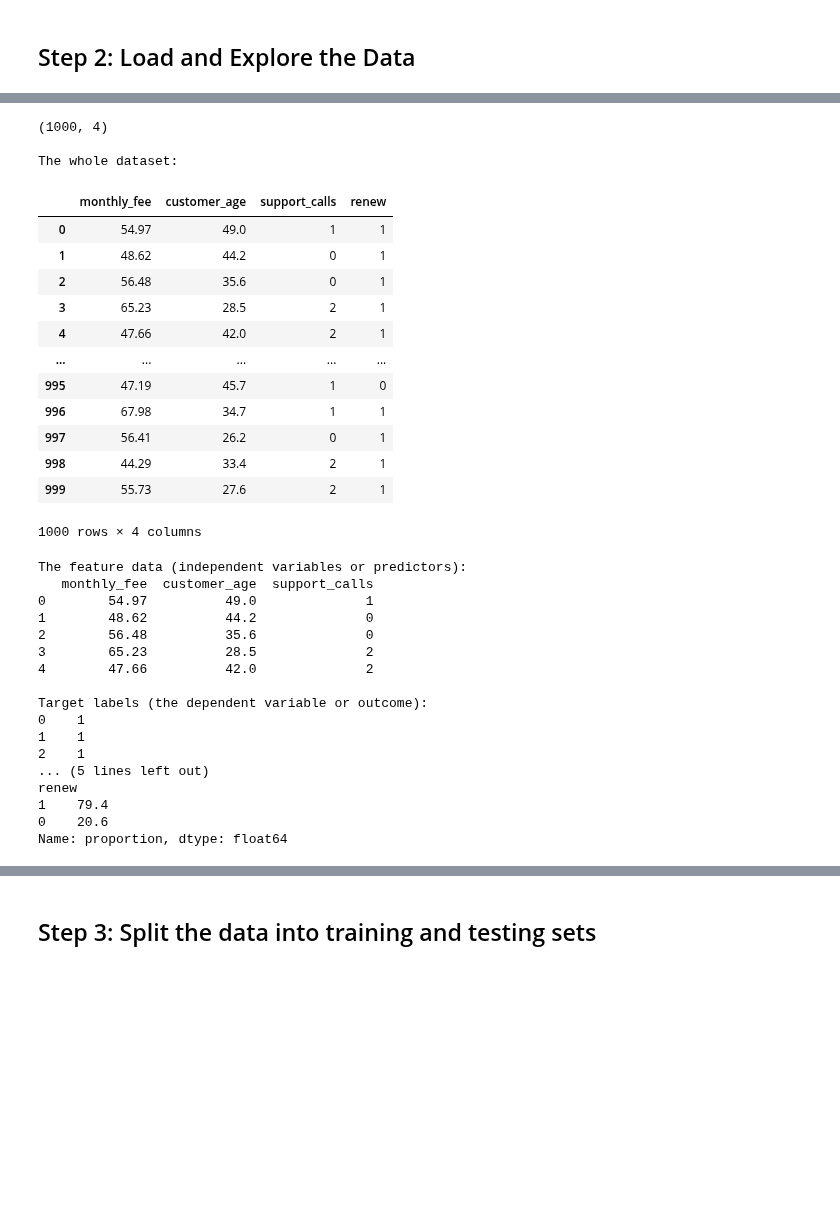
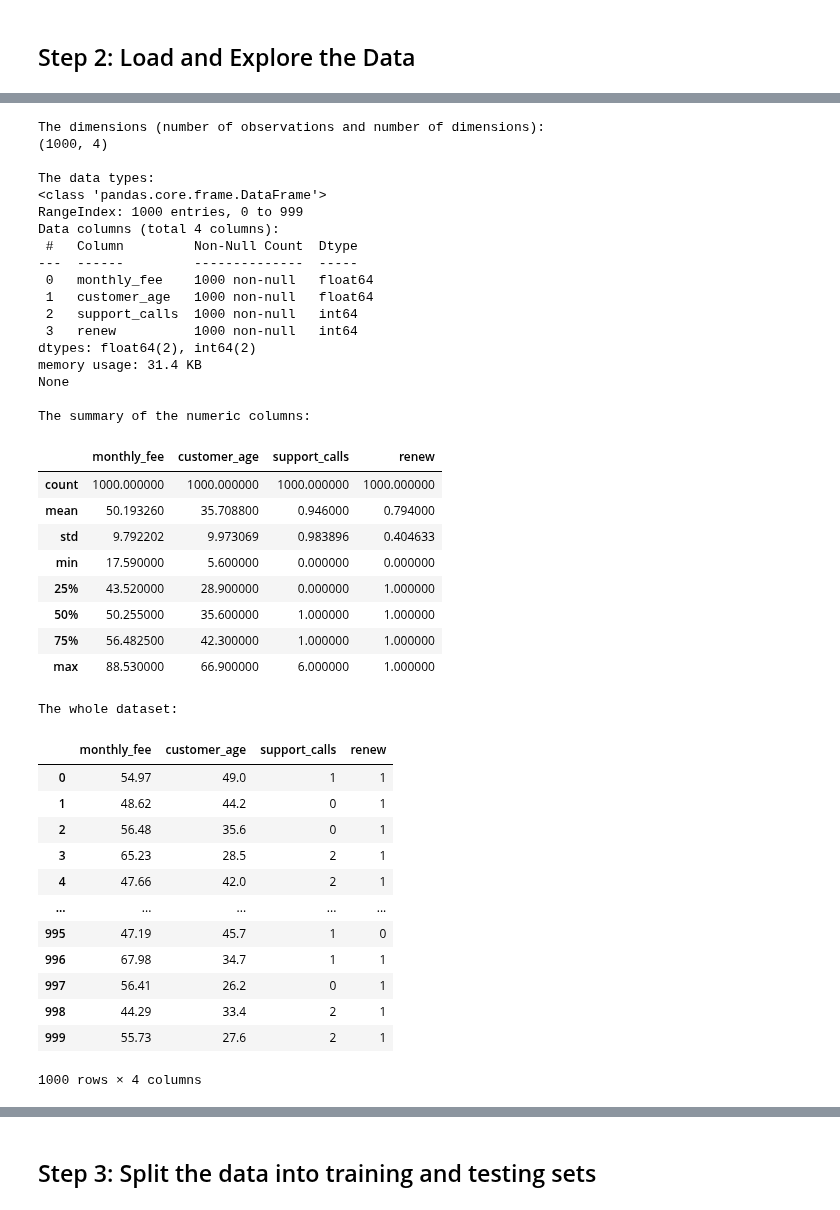
Before and after one commit to course-files/RegressionAndClassification, a Jupyter notebook: 1b_decision_tree.ipynb, the cells around one changed output, grey strips where cells are left out. Saved outputs shown, nothing was run; the diff lists cells and outputs as text; code cells hidden in the pictures; blank space fills up the shorter version.

```diff
--- a/1b_decision_tree.ipynb
+++ b/1b_decision_tree.ipynb
@@ -51,53 +55,70 @@ import matplotlib.pyplot as plt
 # %%
-url = 'https://github.com/course-files/DataAnalytics/raw/refs/heads/main/data/subscription_churn.csv'
+url = 'https://raw.githubusercontent.com/course-files/RegressionAndClassification/refs/heads/main/data/subscription_churn.csv'
 subscription_churn_data = pd.read_csv(url)
+# subscription_churn_data = pd.read_csv('./data/subscription_churn.csv')
+
+print("\nThe dimensions (number of observations and number of dimensions):")
 print(subscription_churn_data.shape)
 
 X = pd.DataFrame(subscription_churn_data, columns = ['monthly_fee','customer_age','support_calls'])
 y = pd.Series(subscription_churn_data['renew'])
+
+print("\nThe data types:")
+print(subscription_churn_data.info())
+
+print("\nThe summary of the numeric columns:")
+display(subscription_churn_data.describe())
 
 print("\nThe whole dataset:")
 display(subscription_churn_data)
 
 print("The feature data (independent variables or predictors):")
 print(X.head())
 
 print("\nTarget labels (the dependent variable or outcome):")
 print(y.head())
 
 print("\nPercentage distribution for each category in y:")
 print(y.value_counts(normalize=True) * 100)
 # %% [output]
+The dimensions (number of observations and number of dimensions):
 (1000, 4)
 
-The whole dataset:
+The data types:
+<class 'pandas.core.frame.DataFrame'>
+RangeIndex: 1000 entries, 0 to 999
+Data columns (total 4 columns):
+ #   Column         Non-Null Count  Dtype
+---  ------         --------------  -----
+ 0   monthly_fee    1000 non-null   float64
+ 1   customer_age   1000 non-null   float64
+ 2   support_calls  1000 non-null   int64
+ 3   renew          1000 non-null   int64
+dtypes: float64(2), int64(2)
+memory usage: 31.4 KB
+None
+
+The summary of the numeric columns:
 |  | monthly_fee | customer_age | support_calls | renew |
-| 0 | 54.97 | 49.0 | 1 | 1 |
-| 1 | 48.62 | 44.2 | 0 | 1 |
-| 2 | 56.48 | 35.6 | 0 | 1 |
-| 3 | 65.23 | 28.5 | 2 | 1 |
-| 4 | 47.66 | 42.0 | 2 | 1 |
-| ... | ... | ... | ... | ... |
-| 995 | 47.19 | 45.7 | 1 | 0 |
-| 996 | 67.98 | 34.7 | 1 | 1 |
-| 997 | 56.41 | 26.2 | 0 | 1 |
-| 998 | 44.29 | 33.4 | 2 | 1 |
-| 999 | 55.73 | 27.6 | 2 | 1 |
+| count | 1000.000000 | 1000.000000 | 1000.000000 | 1000.000000 |
+| mean | 50.193260 | 35.708800 | 0.946000 | 0.794000 |
+| std | 9.792202 | 9.973069 | 0.983896 | 0.404633 |
+| min | 17.590000 | 5.600000 | 0.000000 | 0.000000 |
+| 25% | 43.520000 | 28.900000 | 0.000000 | 1.000000 |
+| 50% | 50.255000 | 35.600000 | 1.000000 | 1.000000 |
+| 75% | 56.482500 | 42.300000 | 1.000000 | 1.000000 |
+| max | 88.530000 | 66.900000 | 6.000000 | 1.000000 |
-1000 rows × 4 columns
+The whole dataset:
+|  | monthly_fee | customer_age | support_calls | renew |
+| 0 | 54.97 | 49.0 | 1 | 1 |
+| 1 | 48.62 | 44.2 | 0 | 1 |
+| 2 | 56.48 | 35.6 | 0 | 1 |
+| 3 | 65.23 | 28.5 | 2 | 1 |
+| 4 | 47.66 | 42.0 | 2 | 1 |
+| ... | ... | ... | ... | ... |
+| 995 | 47.19 | 45.7 | 1 | 0 |
+| 996 | 67.98 | 34.7 | 1 | 1 |
+| 997 | 56.41 | 26.2 | 0 | 1 |
+| 998 | 44.29 | 33.4 | 2 | 1 |
+| 999 | 55.73 | 27.6 | 2 | 1 |
-The feature data (independent variables or predictors):
-   monthly_fee  customer_age  support_calls
-0        54.97          49.0              1
-1        48.62          44.2              0
-2        56.48          35.6              0
-3        65.23          28.5              2
-4        47.66          42.0              2
-
-Target labels (the dependent variable or outcome):
-0    1
-1    1
-2    1
-... (5 lines left out)
-renew
-1    79.4
-0    20.6
-Name: proportion, dtype: float64
+1000 rows × 4 columns
```
Also changed, not shown: parts of 7 cells of this notebook, 1 other file.
